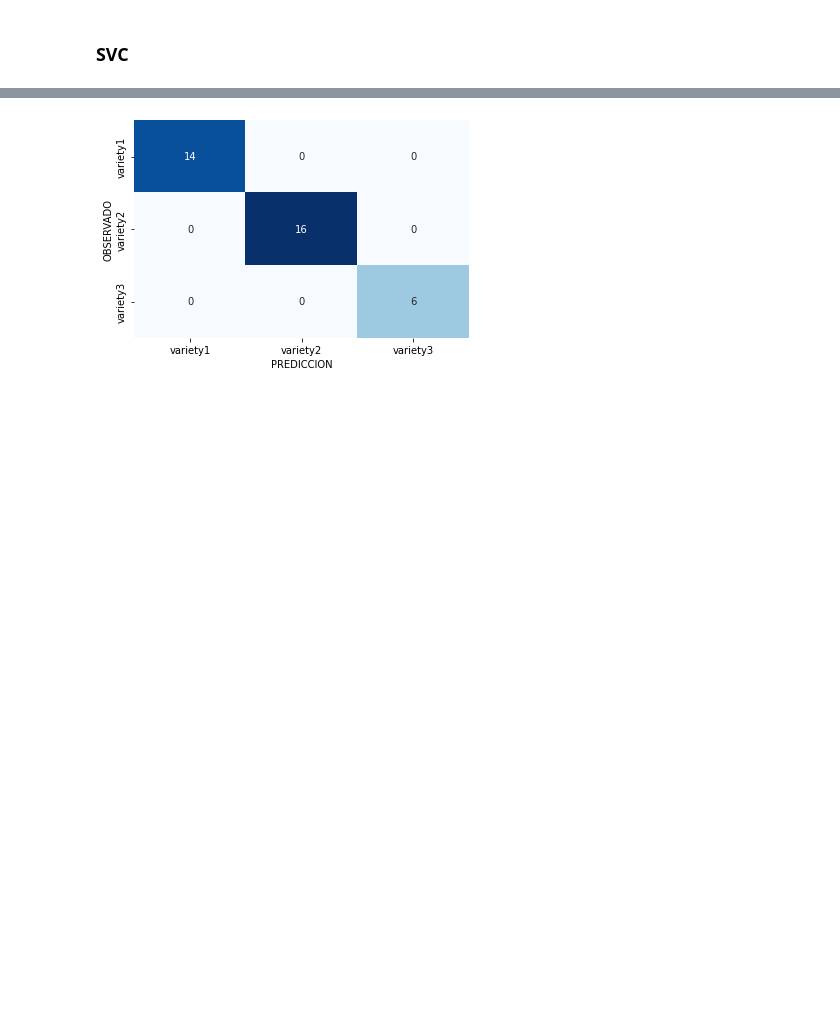
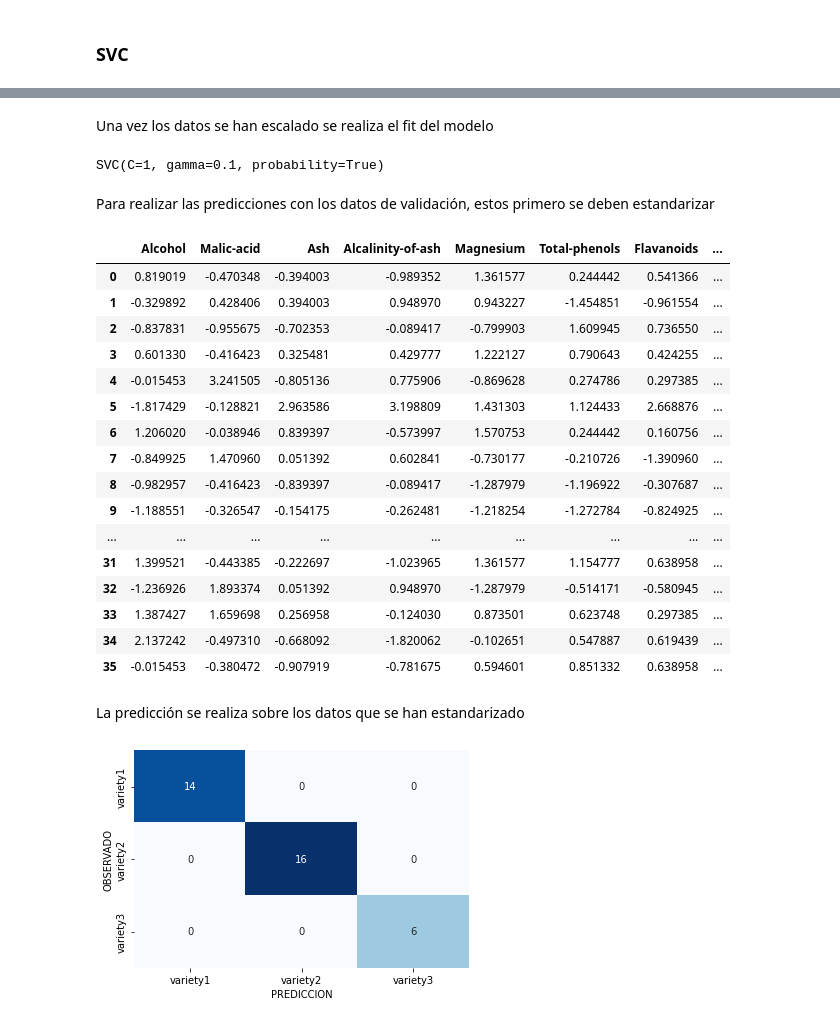
Before and after one commit to EdFlo15/notebooks, a Jupyter notebook: variety-wines.ipynb, the cells around one changed output, grey strips where cells are left out. Drawn from its saved outputs; the diff is of its cells as text; code cells hidden in the pictures; blank space fills up the shorter version.

```diff
--- a/variety-wines.ipynb
+++ b/variety-wines.ipynb
@@ -420 +446,34 @@ grid.best_params_
+# %% [markdown]
+Una vez los datos se han escalado se realiza el fit del modelo
+# %%
+modelo_SVC.fit(pd_data_train_scaled,target_train)
+# %% [output]
+SVC(C=1, gamma=0.1, probability=True)
+# %% [markdown]
+Para realizar las predicciones con los datos de validación, estos primero se deben estandarizar
+# %%
+scalerSVC_test=StandardScaler()
+data_test_scaled=scalerSVC_test.fit_transform(feature_test)
+pd_data_test_scaled=pd.DataFrame(data_test_scaled, columns=names_features)
+pd_data_test_scaled
+# %% [output]
+|  | Alcohol | Malic-acid | Ash | Alcalinity-of-ash | Magnesium | Total-phenols | Flavanoids | ... |
+| 0 | 0.819019 | -0.470348 | -0.394003 | -0.989352 | 1.361577 | 0.244442 | 0.541366 | ... |
+| 1 | -0.329892 | 0.428406 | 0.394003 | 0.948970 | 0.943227 | -1.454851 | -0.961554 | ... |
+| 2 | -0.837831 | -0.955675 | -0.702353 | -0.089417 | -0.799903 | 1.609945 | 0.736550 | ... |
+| 3 | 0.601330 | -0.416423 | 0.325481 | 0.429777 | 1.222127 | 0.790643 | 0.424255 | ... |
+| 4 | -0.015453 | 3.241505 | -0.805136 | 0.775906 | -0.869628 | 0.274786 | 0.297385 | ... |
+| 5 | -1.817429 | -0.128821 | 2.963586 | 3.198809 | 1.431303 | 1.124433 | 2.668876 | ... |
+| 6 | 1.206020 | -0.038946 | 0.839397 | -0.573997 | 1.570753 | 0.244442 | 0.160756 | ... |
+| 7 | -0.849925 | 1.470960 | 0.051392 | 0.602841 | -0.730177 | -0.210726 | -1.390960 | ... |
+| 8 | -0.982957 | -0.416423 | -0.839397 | -0.089417 | -1.287979 | -1.196922 | -0.307687 | ... |
+| 9 | -1.188551 | -0.326547 | -0.154175 | -0.262481 | -1.218254 | -1.272784 | -0.824925 | ... |
+| ... | ... | ... | ... | ... | ... | ... | ... | ... |
+| 31 | 1.399521 | -0.443385 | -0.222697 | -1.023965 | 1.361577 | 1.154777 | 0.638958 | ... |
+| 32 | -1.236926 | 1.893374 | 0.051392 | 0.948970 | -1.287979 | -0.514171 | -0.580945 | ... |
+| 33 | 1.387427 | 1.659698 | 0.256958 | -0.124030 | 0.873501 | 0.623748 | 0.297385 | ... |
+| 34 | 2.137242 | -0.497310 | -0.668092 | -1.820062 | -0.102651 | 0.547887 | 0.619439 | ... |
+| 35 | -0.015453 | -0.380472 | -0.907919 | -0.781675 | 0.594601 | 0.851332 | 0.638958 | ... |
+# %% [markdown]
+La predicción se realiza sobre los datos que se han estandarizado
 # %%
```
Also changed, not shown: parts of 28 cells of this notebook.
